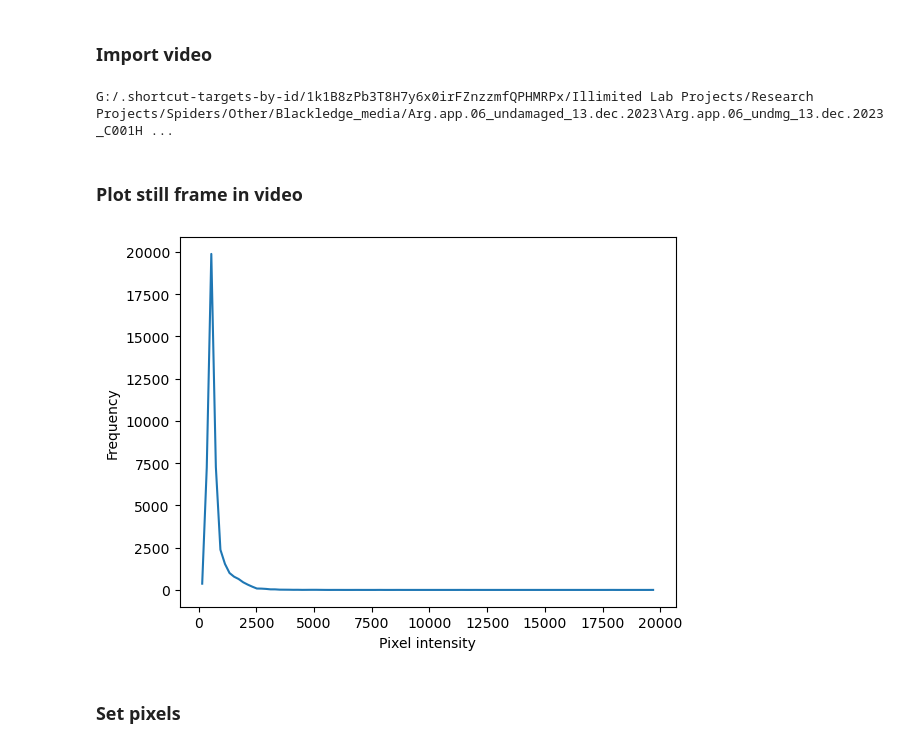
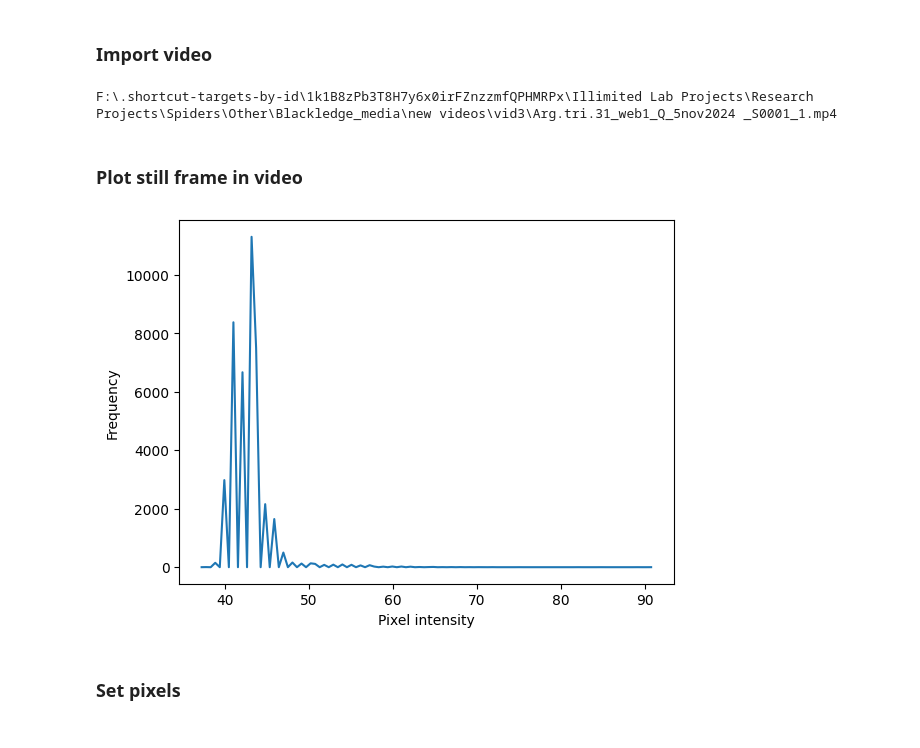
Before and after one commit to ThijsIllimited/pyidi, a Jupyter notebook: scripts/Video_processing_real_web.ipynb, the cells around one changed output. Saved outputs shown, nothing was run; the diff lists cells and outputs as text; code cells hidden in the pictures.

```diff
--- a/scripts/Video_processing_real_web.ipynb
+++ b/scripts/Video_processing_real_web.ipynb
@@ -16,33 +19,42 @@ root_drive_sim = os.path.normpath('G:/.shortcut-targets-by-id/1k1B8zPb3T8H7y6x0i
 # %% [markdown]
 ### Import video
 # %%
-file_root = r'G:/.shortcut-targets-by-id/1k1B8zPb3T8H7y6x0irFZnzzmfQPHMRPx/Illimited Lab Projects/Research Projects/Spiders/Other/Blackledge_media'
-file_name = "Arg.app.06_undmg_13.dec.2023_C001H001S0001.cihx"
+# file_root = r'F:\.shortcut-targets-by-id\1k1B8zPb3T8H7y6x0irFZnzzmfQPHMRPx\Illimited Lab Projects\Research Projects\Spiders\Other\Blackledge_media\new videos'#\vid2'
+# file_root = r'F:\.shortcut-targets-by-id\1k1B8zPb3T8H7y6x0irFZnzzmfQPHMRPx\Illimited Lab Projects\Research Projects\Spiders\Other\Blackledge_media\new videos\vid2'
+file_root = r'F:\.shortcut-targets-by-id\1k1B8zPb3T8H7y6x0irFZnzzmfQPHMRPx\Illimited Lab Projects\Research Projects\Spiders\Other\Blackledge_media\new videos\vid3'
+# file_name = "Arg.tri.10_web1_Q_15Oct2024 _S0002_1.mp4"
+# file_name = "Arg.tri.15_web1_Q_14nov2024 _S0001.mp4"
+file_name = "Arg.tri.31_web1_Q_5nov2024 _S0001_1.mp4"
 EMA_structure = EMA_Structure(file_name)
 EMA_structure.paths_to_check.append(file_root)
 # video = EMA_structure.open_video_compressed(file_name, file_root)
 video = EMA_structure.open_video(add_extension=False)
 # %% [output]
-G:/.shortcut-targets-by-id/1k1B8zPb3T8H7y6x0irFZnzzmfQPHMRPx/Illimited Lab Projects/Research Projects/Spiders/Other/Blackledge_media/Arg.app.06_undamaged_13.dec.2023\Arg.app.06_undmg_13.dec.2023_C001H ...
+F:\.shortcut-targets-by-id\1k1B8zPb3T8H7y6x0irFZnzzmfQPHMRPx\Illimited Lab Projects\Research Projects\Spiders\Other\Blackledge_media\new videos\vid3\Arg.tri.31_web1_Q_5nov2024 _S0001_1.mp4
 # %% [markdown]
 ### Plot still frame in video
 # %%
 %matplotlib qt
-sequential_image_n = 0
-still_image = video.mraw[sequential_image_n]
+reference_image = (8, 16)
 
-fig, ax = EMA_structure.plot_still_frame(video, sequential_image_n, show_saturation=False)
-fig.savefig(os.path.join(root_drive_sim, 'still images', f'{file_name}_frame_sat0.png'), dpi=300, bbox_inches='tight')
+# video 2
+# reference_image = (1, 46)
+
+still_image = video.reader.get_frame(16)
+
+# fig, ax = EMA_structure.plot_still_frame(video, 15, show_saturation=False, bit_depth=8)
+fig, ax = EMA_structure.plot_still_frame(video, 50, show_saturation=False, bit_depth=8)
+# fig.savefig(os.path.join(root_drive_sim, 'still images', f'{file_name}_frame_sat0.png'), dpi=300, bbox_inches='tight')
 # plt.close(fig)
 
-fig, ax = EMA_structure.plot_still_frame(video, sequential_image_n, show_saturation=True)
-fig.savefig(os.path.join(root_drive_sim, 'still images','with saturation', f'{file_name}_frame_sat1.png'), dpi=300, bbox_inches='tight')
+fig, ax = EMA_structure.plot_still_frame(video, reference_image, show_saturation=True, bit_depth=8)
+# fig.savefig(os.path.join(root_drive_sim, 'still images','with saturation', f'{file_name}_frame_sat1.png'), dpi=300, bbox_inches='tight')
 # plt.close(fig)
 
-first_frame = 1
-ani = play_video(video, range(first_frame,video.N), interval=30)
+# first_frame = 1
+ani = play_video(video, range(reference_image[1], 200), interval=15)
 # %%
-get_PI_histogram(still_image, remove_sides_fraction=0.4, save_path=os.path.join(root_drive_sim, 'histograms'), save_name=f'{file_name}_histogram.png')
+get_PI_histogram(still_image, remove_sides_fraction=0.4)
 # %% [output]
-[figure, old version]
+[figure, new version]
 # %%
```
Also changed, not shown: parts of 31 cells of this notebook, 12 other files.
